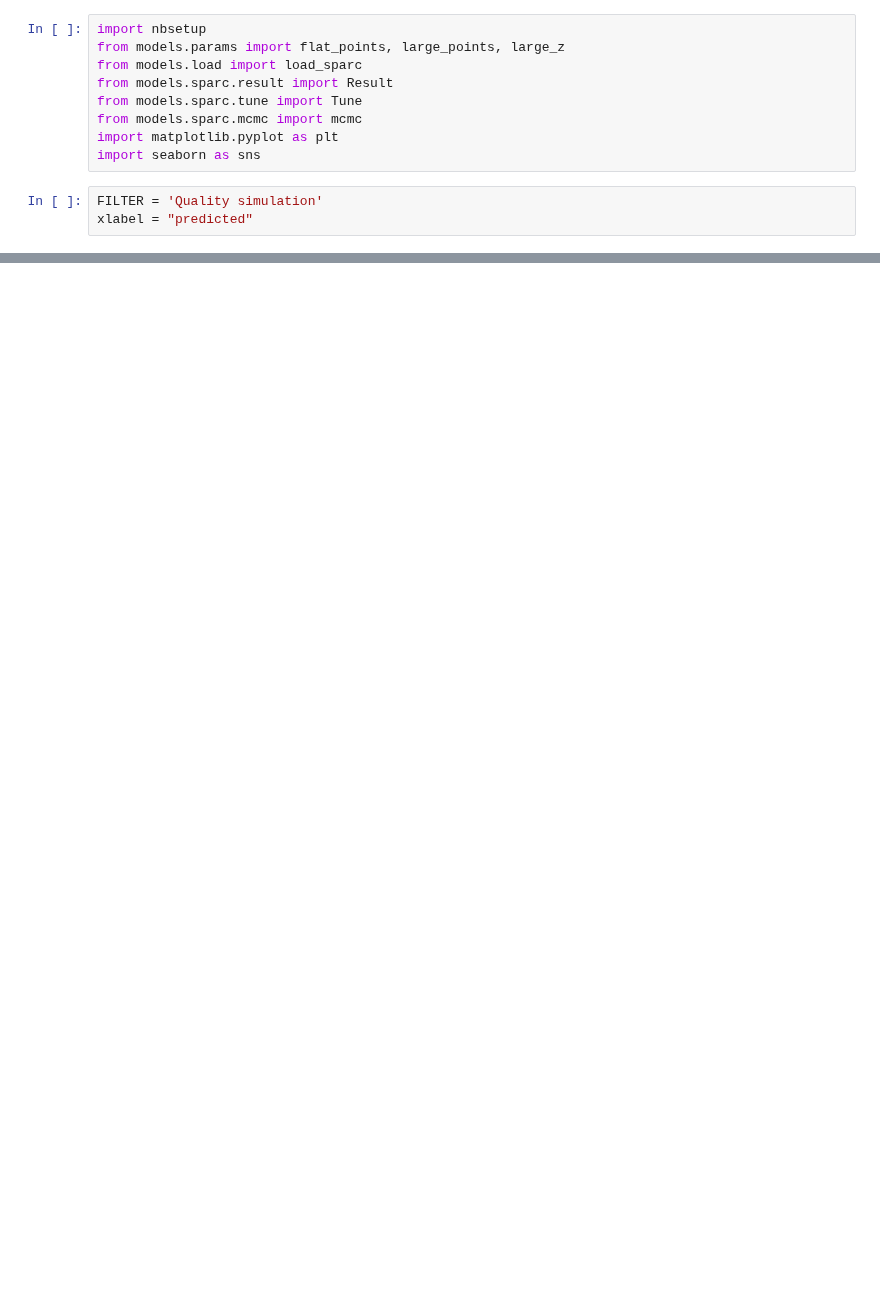
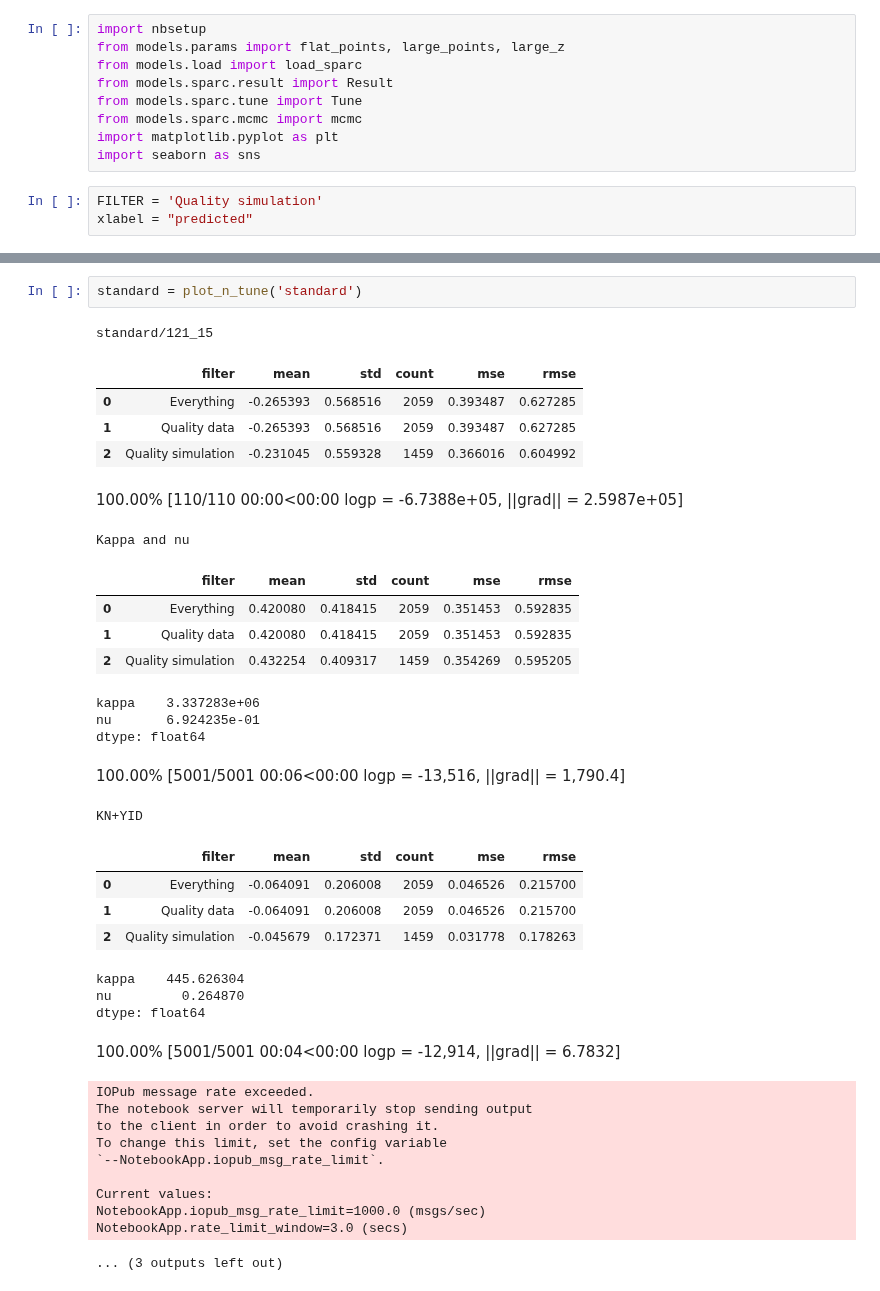
Before and after one commit to timjdavey/galactus, a Jupyter notebook: notebooks/Review flats.ipynb, the cells around one changed output, grey strips where cells are left out. Saved outputs shown, nothing was run; the diff lists cells and outputs as text; blank space fills up the shorter version.

```diff
--- a/notebooks/Review flats.ipynb
+++ b/notebooks/Review flats.ipynb
@@ -52,0 +38,37 @@ def plot_n_tune(k, nuissance=False):
+# %%
+standard = plot_n_tune('standard')
+# %% [output]
+standard/121_15
+|  | filter | mean | std | count | mse | rmse |
+| 0 | Everything | -0.265393 | 0.568516 | 2059 | 0.393487 | 0.627285 |
+| 1 | Quality data | -0.265393 | 0.568516 | 2059 | 0.393487 | 0.627285 |
+| 2 | Quality simulation | -0.231045 | 0.559328 | 1459 | 0.366016 | 0.604992 |
+100.00% [110/110 00:00<00:00 logp = -6.7388e+05, ||grad|| = 2.5987e+05]
+Kappa and nu
+|  | filter | mean | std | count | mse | rmse |
+| 0 | Everything | 0.420080 | 0.418415 | 2059 | 0.351453 | 0.592835 |
+| 1 | Quality data | 0.420080 | 0.418415 | 2059 | 0.351453 | 0.592835 |
+| 2 | Quality simulation | 0.432254 | 0.409317 | 1459 | 0.354269 | 0.595205 |
+kappa    3.337283e+06
+nu       6.924235e-01
+dtype: float64
+100.00% [5001/5001 00:06<00:00 logp = -13,516, ||grad|| = 1,790.4]
+KN+YID
+|  | filter | mean | std | count | mse | rmse |
+| 0 | Everything | -0.064091 | 0.206008 | 2059 | 0.046526 | 0.215700 |
+| 1 | Quality data | -0.064091 | 0.206008 | 2059 | 0.046526 | 0.215700 |
+| 2 | Quality simulation | -0.045679 | 0.172371 | 1459 | 0.031778 | 0.178263 |
+kappa    445.626304
+nu         0.264870
+dtype: float64
+100.00% [5001/5001 00:04<00:00 logp = -12,914, ||grad|| = 6.7832]
+IOPub message rate exceeded.
+The notebook server will temporarily stop sending output
+to the client in order to avoid crashing it.
+To change this limit, set the config variable
+`--NotebookApp.iopub_msg_rate_limit`.
+
+Current values:
+NotebookApp.iopub_msg_rate_limit=1000.0 (msgs/sec)
+NotebookApp.rate_limit_window=3.0 (secs)
+... (3 outputs left out)
```
Also changed, not shown: parts of 11 cells of this notebook, 4 other files.
